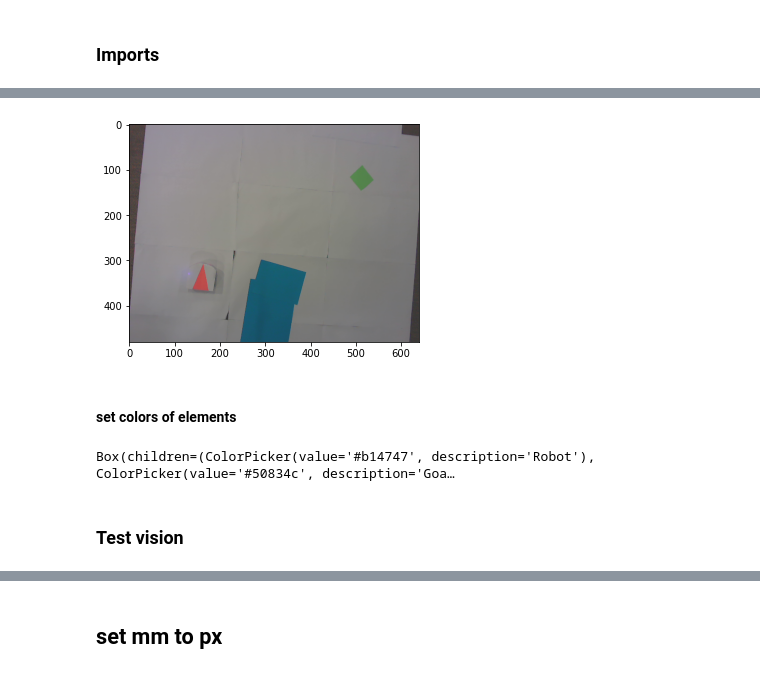
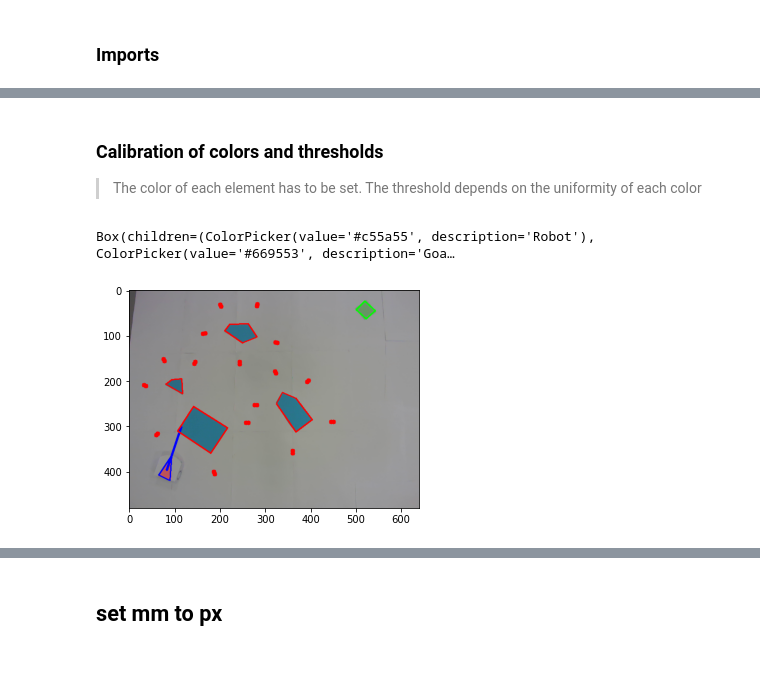
Before and after one commit to tgieruc/BOMR_2021, a Jupyter notebook: main.ipynb, the cells around one changed output, grey strips where cells are left out. Saved outputs shown, nothing was run; the diff lists cells and outputs as text; code cells hidden in the pictures.

```diff
--- a/main.ipynb
+++ b/main.ipynb
@@ -81,0 +41,35 @@ await node.wait_for_variables()
+# %%
+def pltshow(img):
+    clear_output(wait = True)
+    plt.imshow(img)
+    plt.show()
+
+robot_cp = ColorPicker(
+    concise=False,
+    description='Robot',
+    value='#c55a55',
+    disabled=False
+)
+obstacles_cp = ColorPicker(
+    concise=False,
+    description='Obstacles',
+    value='#2b7384',
+    disabled=False
+)
+goal_cp = ColorPicker(
+    concise=False,
+    description='Goal',
+    value='#669553',
+    disabled=False
+)
+
+
+items_layout = Layout( width='auto')     # override the default width of the button to 'auto' to let the button grow
+
+box_layout = Layout(display='flex',
+                    flex_flow='column',
+                    align_items='stretch',
+                    width='100%')
+
+items = [robot_cp, goal_cp, obstacles_cp]
+box_cp = Box(children=items, layout=box_layout)
@@ -93,19 +95,26 @@ for i in range(10):
-# %%
-
-
-vision.update_frame()
-im = plt.imshow(vision.actual_frame)
-# %% [output]
-[figure, removed]
-# %% [markdown]
-#### set colors of elements
+# %% [markdown]
+### Calibration of colors and thresholds
+> The color of each element has to be set.
+> The threshold depends on the uniformity of each color
 # %%
 box_cp
 # %% [output]
-Box(children=(ColorPicker(value='#b14747', description='Robot'), ColorPicker(value='#50834c', description='Goa…
+Box(children=(ColorPicker(value='#c55a55', description='Robot'), ColorPicker(value='#669553', description='Goa…
 # %%
+''' Color Calibration '''
 robot_color = np.array(ImageColor.getcolor(robot_cp.value, "RGB"))
 goal_color = np.array(ImageColor.getcolor(goal_cp.value, "RGB"))
 obstacles_color = np.array(ImageColor.getcolor(obstacles_cp.value, "RGB"))
 
 vision.set_colors(obstacles_color, robot_color, goal_color)
+
+''' Threshold Calibration '''
+goalthresh = 20
+robotthresh = 30
+obstaclesthresh = 20
+vision.set_threshold(goalthresh, robotthresh, obstaclesthresh)
+
+vision.update()
+pltshow(vision.create_full_mask())
+# %% [output]
+[figure, added]
@@ -117,2 +120,0 @@ vision.set_tresh(goalthresh, robotthresh, obstaclesthresh)
-# %% [markdown]
-### Test vision
```
Also changed, not shown: parts of 20 cells of this notebook, 6 other files.
